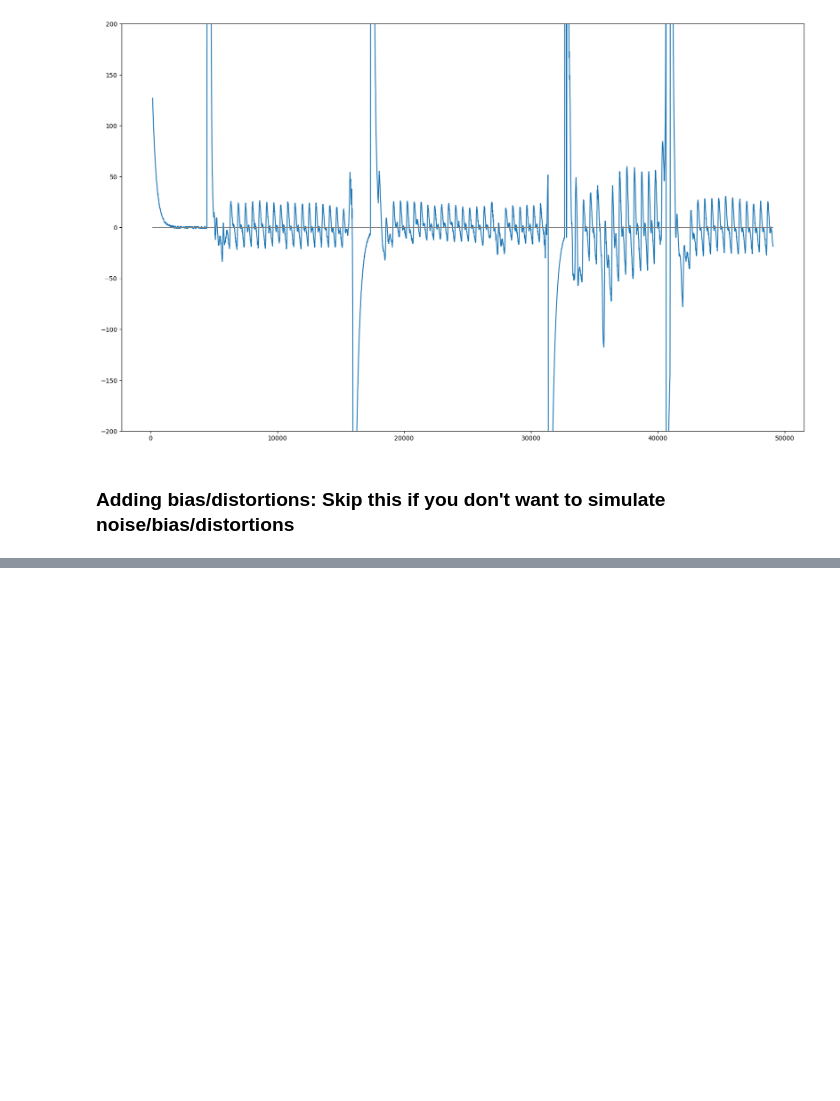
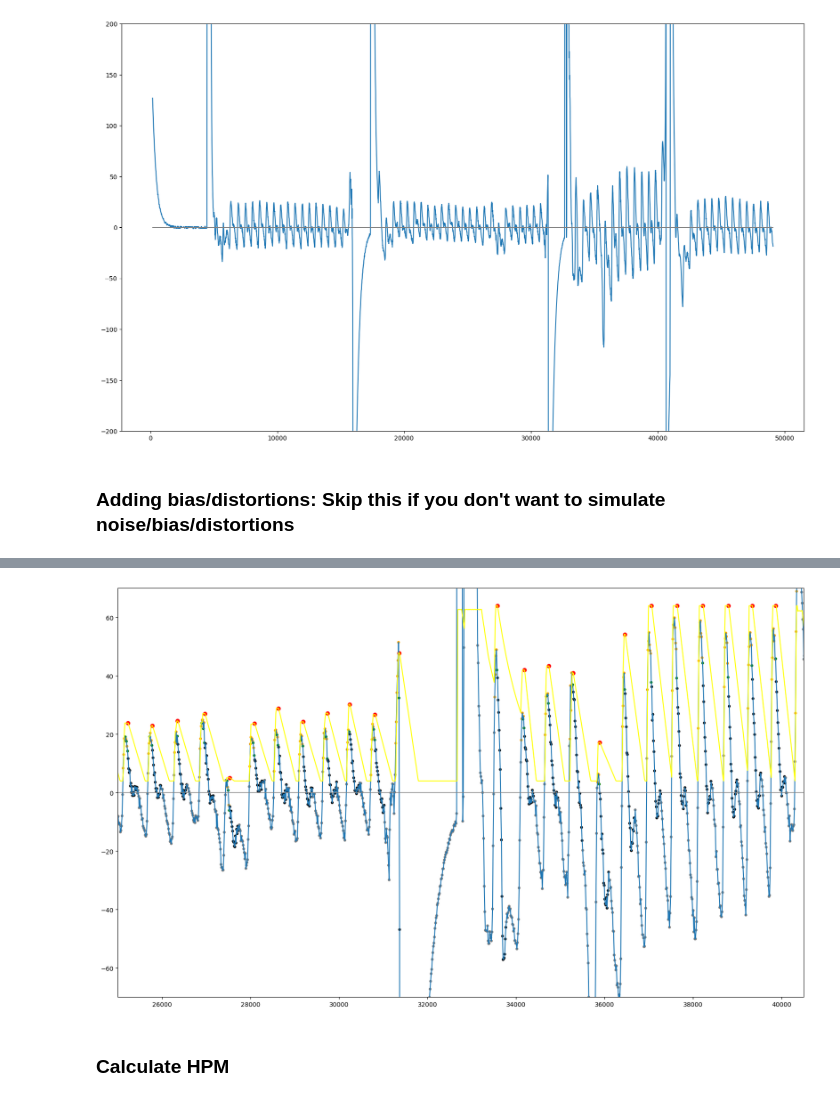
Before and after one commit to TianyiZhu877/Pulse_oximetry_BE189, a Jupyter notebook: report.ipynb, the cells around one changed output, grey strips where cells are left out. Saved outputs shown, nothing was run; the diff lists cells and outputs as text; code cells hidden in the pictures; blank space fills up the shorter version.

```diff
--- a/report.ipynb
+++ b/report.ipynb
@@ -1186,0 +1238,13 @@ plt.show()
+# %%
+# plot beat detection result for IR LED
+t_ir, v_ir = clean_up(samples[:,2], samples[:,3])
+if inverted:
+    v_ir = 1023 - v_ir
+v_hpf_ir, dcs_ir = dc_filter(v_ir)
+
+ir_results = detect_beat(t_ir, v_hpf_ir)
+plot_result(ir_results, (25000, 40500))
+# %% [output]
+[figure, added]
+# %% [markdown]
+### Calculate HPM
```
Also changed, not shown: parts of 21 cells of this notebook.
